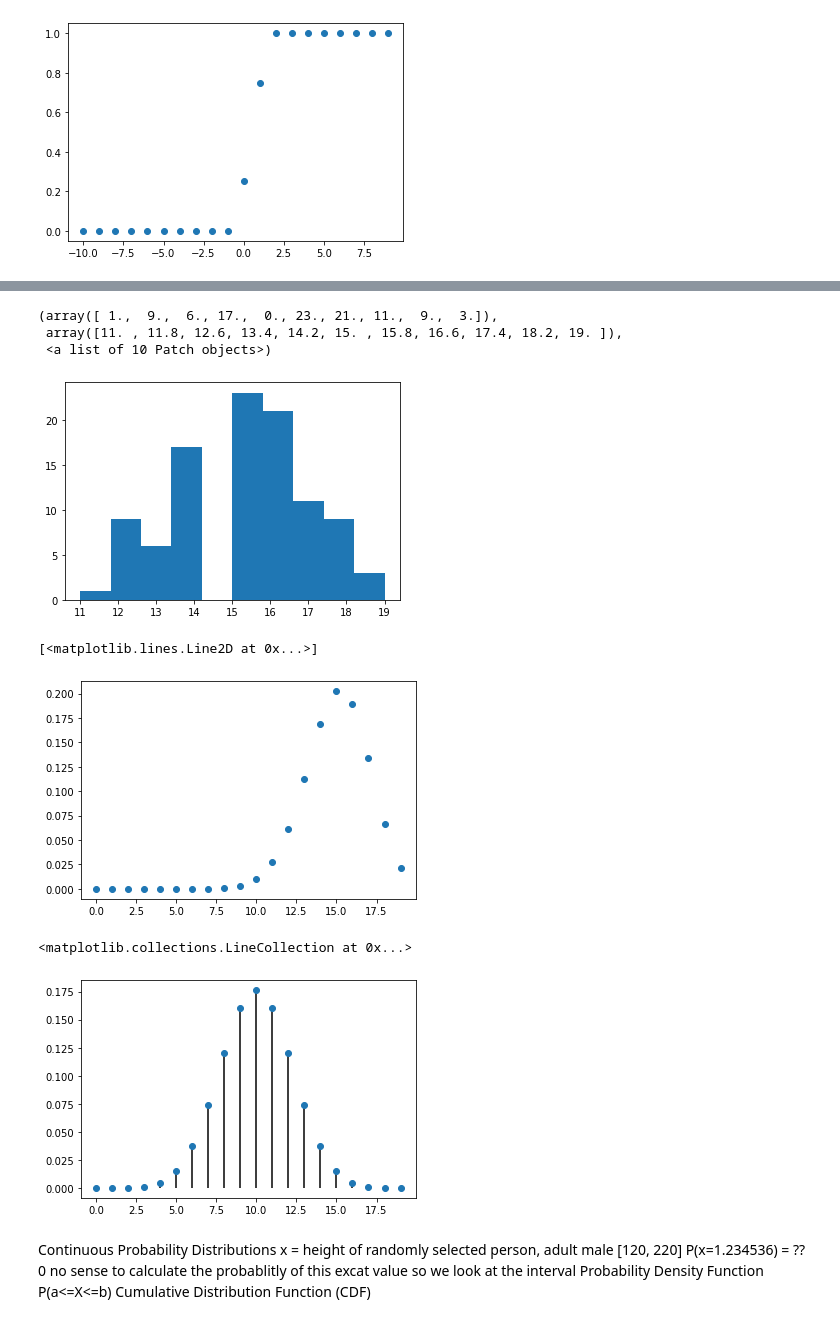
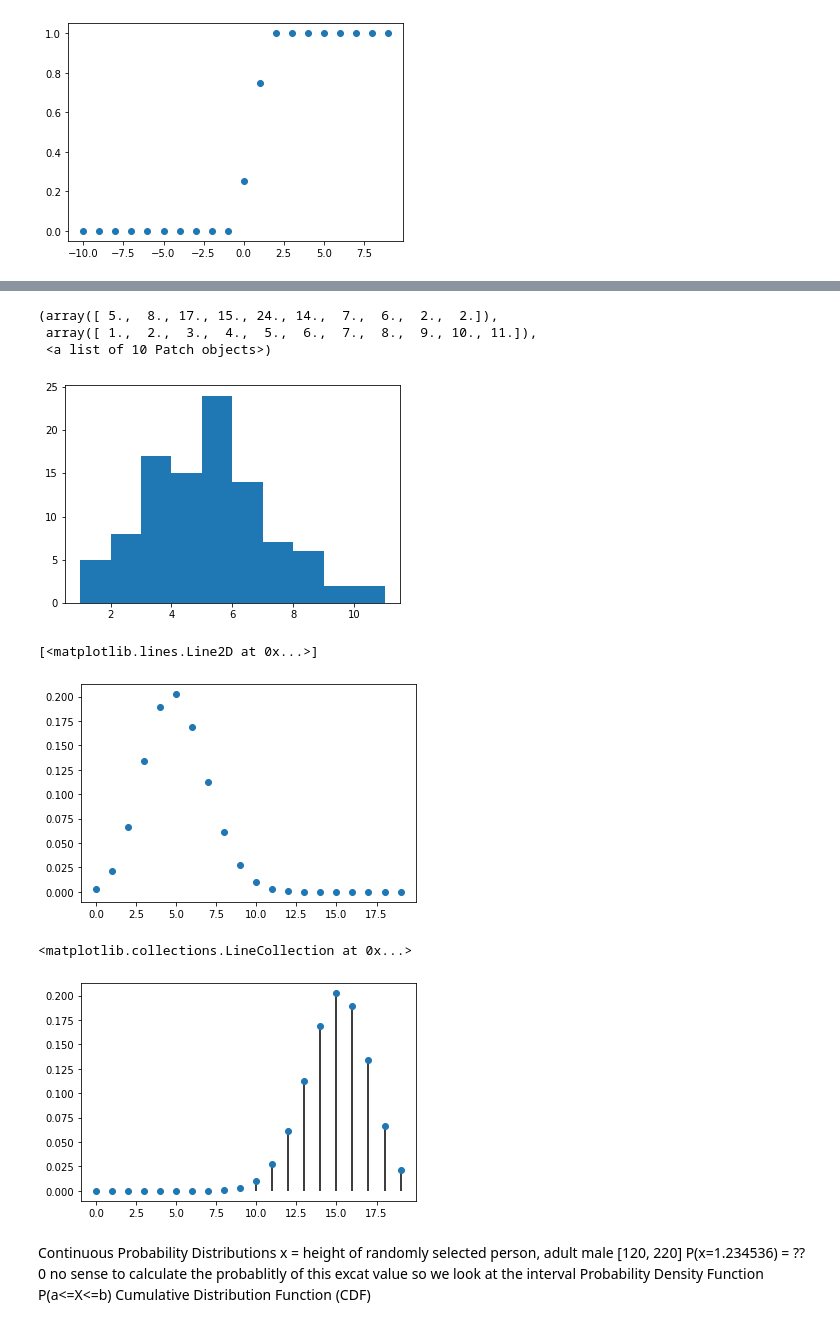
Before and after one commit to Shinan-tech/data-pt-ber-08-20, a Jupyter notebook: Labs/module-2_labs/01_statistics/04_lab-intro-to-scipy/Scipy Classroom.ipynb, the cells around one changed output, grey strips where cells are left out. Drawn from its saved outputs; the diff is of its cells as text; code cells hidden in the pictures.

```diff
--- a/Labs/module-2_labs/01_statistics/04_lab-intro-to-scipy/Scipy Classroom.ipynb
+++ b/Labs/module-2_labs/01_statistics/04_lab-intro-to-scipy/Scipy Classroom.ipynb
@@ -192,30 +194,30 @@ plt.hist(X)
 # %%
 # p is the probablity of getting one head
 n = 20
-p = 0.75
+p = 0.25
 binomial = scipy.stats.binom(n, p)
 X = binomial.rvs(size=100)
 plt.hist(X)
 # plt.show()
 # %% [output]
-(array([ 1.,  9.,  6., 17.,  0., 23., 21., 11.,  9.,  3.]),
- array([11. , 11.8, 12.6, 13.4, 14.2, 15. , 15.8, 16.6, 17.4, 18.2, 19. ]),
+(array([ 5.,  8., 17., 15., 24., 14.,  7.,  6.,  2.,  2.]),
+ array([ 1.,  2.,  3.,  4.,  5.,  6.,  7.,  8.,  9., 10., 11.]),
  <a list of 10 Patch objects>)
-[figure, old version]
+[figure, new version]
 # %%
 # numrange --> n theortical
 numrange = range(0, n)
 plt.plot(numrange, binomial.pmf(numrange), "o")
 # %% [output]
 [<matplotlib.lines.Line2D at 0x...>]
-[figure, old version]
+[figure, new version]
 # %%
 x = range(20)
 plt.plot(x, binomial.pmf(x), "o")
 plt.vlines(x, 0, binomial.pmf(x))
 # %% [output]
 <matplotlib.collections.LineCollection at 0x...>
-[figure, old version]
+[figure, new version]
 # %% [markdown]
 Continuous Probability Distributions
 x = height of randomly selected person, adult male
```
Also changed, not shown: parts of 7 cells of this notebook, 4 other files.
